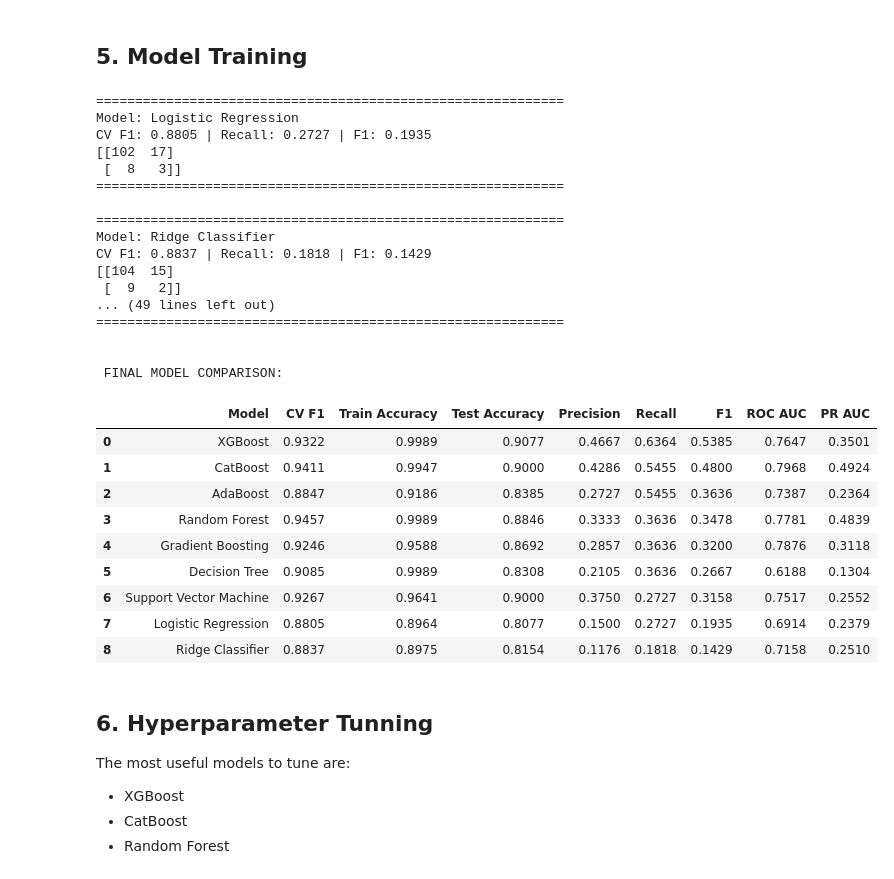
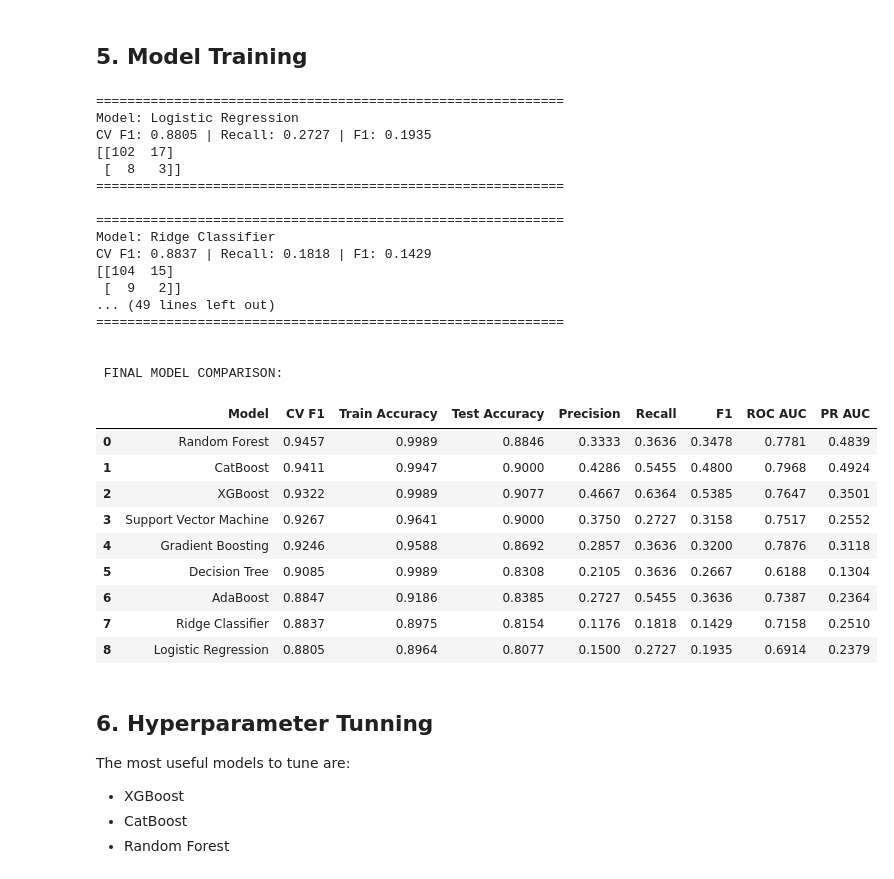
Before and after one commit to OLATECh001/Intelligent-ML-System-for-Student-dropout, a Jupyter notebook: notebook/Model_Building.ipynb, the cells around one changed output. Cells and saved outputs as stored; diff of their text form; code cells hidden in the pictures.

```diff
--- a/notebook/Model_Building.ipynb
+++ b/notebook/Model_Building.ipynb
@@ -415,43 +415,43 @@ for name, model in models.items():
 
 # 6. RESULTS TABLE
 results_df = pd.DataFrame(results)
 
 # PRIORITY: Recall (Dropout detection)
 print("\n FINAL MODEL COMPARISON:")
 results_df = results_df.sort_values(
-    by=["Recall", "F1", "ROC AUC"],
+    by=["CV F1","Recall", "F1", "ROC AUC", 'Test Accuracy'],
     ascending=False
 ).reset_index(drop=True)
 
 display(results_df)
 # %% [output]
 ============================================================
 Model: Logistic Regression
 CV F1: 0.8805 | Recall: 0.2727 | F1: 0.1935
 [[102  17]
  [  8   3]]
 ============================================================
 
 ============================================================
 Model: Ridge Classifier
 CV F1: 0.8837 | Recall: 0.1818 | F1: 0.1429
 [[104  15]
  [  9   2]]
 ... (49 lines left out)
 ============================================================
 
 
  FINAL MODEL COMPARISON:
 |  | Model | CV F1 | Train Accuracy | Test Accuracy | Precision | Recall | F1 | ROC AUC | PR AUC |
-| 0 | XGBoost | 0.9322 | 0.9989 | 0.9077 | 0.4667 | 0.6364 | 0.5385 | 0.7647 | 0.3501 |
+| 0 | Random Forest | 0.9457 | 0.9989 | 0.8846 | 0.3333 | 0.3636 | 0.3478 | 0.7781 | 0.4839 |
 | 1 | CatBoost | 0.9411 | 0.9947 | 0.9000 | 0.4286 | 0.5455 | 0.4800 | 0.7968 | 0.4924 |
-| 2 | AdaBoost | 0.8847 | 0.9186 | 0.8385 | 0.2727 | 0.5455 | 0.3636 | 0.7387 | 0.2364 |
-| 3 | Random Forest | 0.9457 | 0.9989 | 0.8846 | 0.3333 | 0.3636 | 0.3478 | 0.7781 | 0.4839 |
+| 2 | XGBoost | 0.9322 | 0.9989 | 0.9077 | 0.4667 | 0.6364 | 0.5385 | 0.7647 | 0.3501 |
+| 3 | Support Vector Machine | 0.9267 | 0.9641 | 0.9000 | 0.3750 | 0.2727 | 0.3158 | 0.7517 | 0.2552 |
 | 4 | Gradient Boosting | 0.9246 | 0.9588 | 0.8692 | 0.2857 | 0.3636 | 0.3200 | 0.7876 | 0.3118 |
 | 5 | Decision Tree | 0.9085 | 0.9989 | 0.8308 | 0.2105 | 0.3636 | 0.2667 | 0.6188 | 0.1304 |
-| 6 | Support Vector Machine | 0.9267 | 0.9641 | 0.9000 | 0.3750 | 0.2727 | 0.3158 | 0.7517 | 0.2552 |
-| 7 | Logistic Regression | 0.8805 | 0.8964 | 0.8077 | 0.1500 | 0.2727 | 0.1935 | 0.6914 | 0.2379 |
-| 8 | Ridge Classifier | 0.8837 | 0.8975 | 0.8154 | 0.1176 | 0.1818 | 0.1429 | 0.7158 | 0.2510 |
+| 6 | AdaBoost | 0.8847 | 0.9186 | 0.8385 | 0.2727 | 0.5455 | 0.3636 | 0.7387 | 0.2364 |
+| 7 | Ridge Classifier | 0.8837 | 0.8975 | 0.8154 | 0.1176 | 0.1818 | 0.1429 | 0.7158 | 0.2510 |
+| 8 | Logistic Regression | 0.8805 | 0.8964 | 0.8077 | 0.1500 | 0.2727 | 0.1935 | 0.6914 | 0.2379 |
 # %% [markdown]
  ## 6. Hyperparameter Tunning
 
```
Also changed, not shown: parts of 8 cells of this notebook, 33 other files.
